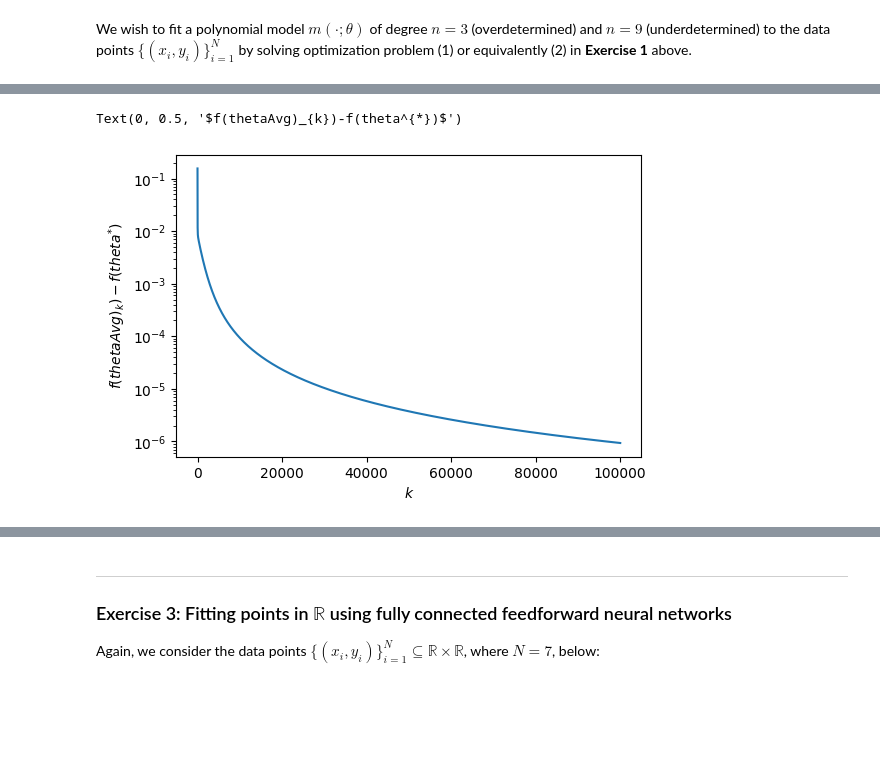
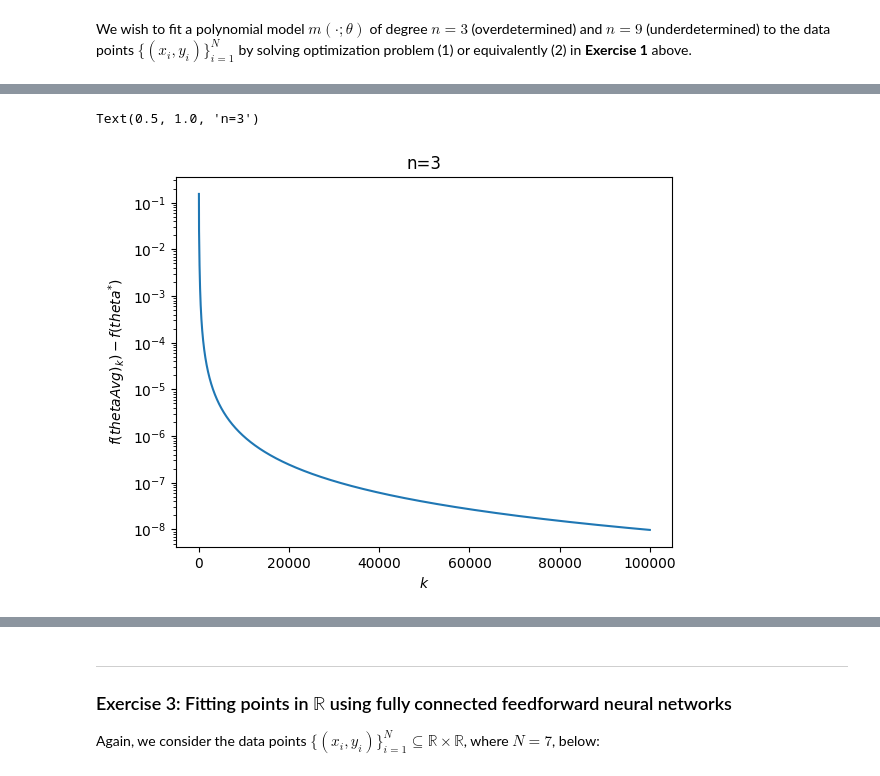
Before and after one commit to RasmusBacklund/FRTN50, a Jupyter notebook: handin2.ipynb, the cells around one changed output, grey strips where cells are left out. Cells and saved outputs as stored; diff of their text form; code cells hidden in the pictures; blank space fills up the shorter version.

```diff
--- a/handin2.ipynb
+++ b/handin2.ipynb
@@ -512,7 +514,7 @@ def GD(N, n, xs, ys, k):
 
 
 N = 7
-n = 9
+n = 3
 k = pow(10,5)
 xs = np.linspace(-1, 1, num=N) # the x_i's
 ys = np.sin(5*xs)*np.exp(np.abs(2*xs)) / 10 # the y_i's
@@ -531,10 +534,11 @@ Text(0, 0.5, '$f(theta_{k})-f(theta^{*})$')
 # %%
 k = 100000
 fig, axes = plt.subplots(dpi=100)
 axes.set_yscale('log')
 axes.plot(np.linspace(0,k,k), fthetaAvg_diff[:k])
 axes.set_xlabel('$k$')
 axes.set_ylabel('$f(thetaAvg)_{k})-f(theta^{*})$')
+plt.title('n=3')
 # %% [output]
-Text(0, 0.5, '$f(thetaAvg)_{k})-f(theta^{*})$')
+Text(0.5, 1.0, 'n=3')
-[figure, old version]
+[figure, new version]
```
Also changed, not shown: parts of 37 cells of this notebook.
